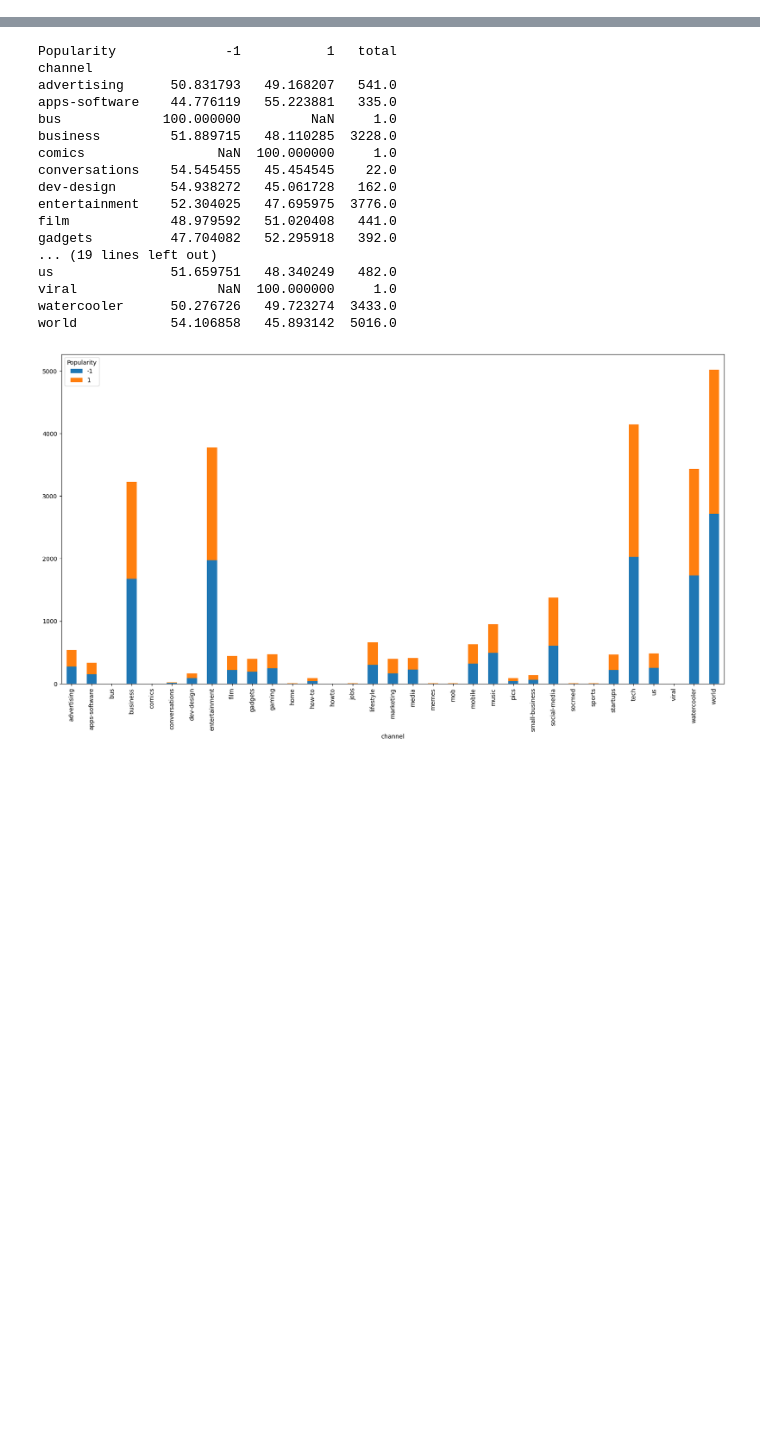
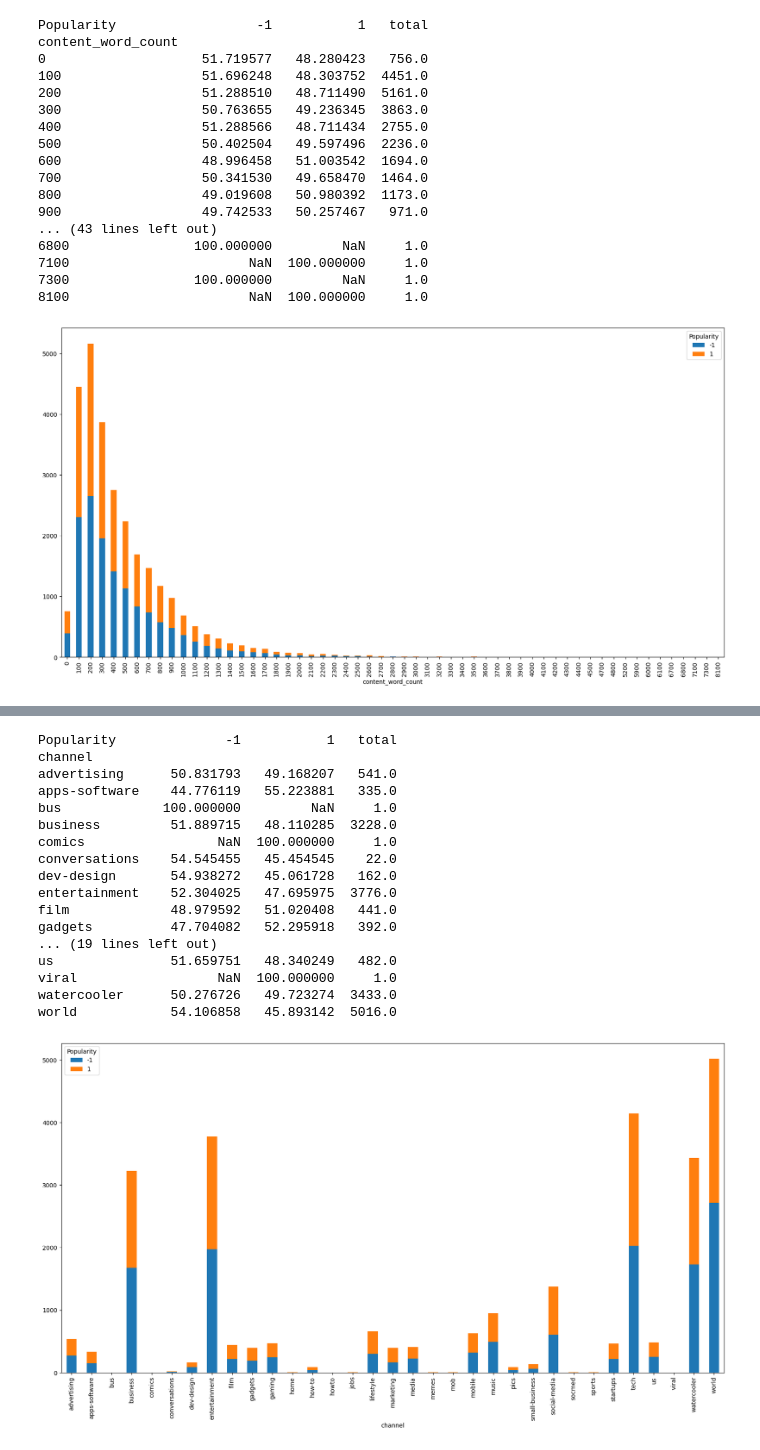
Before and after one commit to mygodimatomato/DeepLearning, a Jupyter notebook: Competition/Competition_1/mygodimatomato/Competition_1_analysis.ipynb, the cells around one changed output, grey strips where cells are left out. Cells and saved outputs as stored; diff of their text form; code cells hidden in the pictures; blank space fills up the shorter version.

```diff
--- a/Competition/Competition_1/mygodimatomato/Competition_1_analysis.ipynb
+++ b/Competition/Competition_1/mygodimatomato/Competition_1_analysis.ipynb
@@ -27,0 +43,32 @@ df.head()
+# %%
+df['content_word_count'] = df['content_word_count'] // 100 * 100
+group = df.groupby(['content_word_count', 'Popularity']).size().unstack().plot(kind='bar', stacked=True, figsize=(20, 10))
+group = df.groupby(['content_word_count', 'Popularity'])
+# print(group.size())
+# print(group.size().unstack())
+group = group.size().unstack()
+# add a extra column called total
+tmp = group.copy()
+for row in range (0, len(group)):
+    group.iloc[row] = group.iloc[row] / group.iloc[row].sum() * 100
+group = group.assign(total=tmp.sum(axis=1))
+print(group)
+# %% [output]
+Popularity                  -1           1   total
+content_word_count
+0                    51.719577   48.280423   756.0
+100                  51.696248   48.303752  4451.0
+200                  51.288510   48.711490  5161.0
+300                  50.763655   49.236345  3863.0
+400                  51.288566   48.711434  2755.0
+500                  50.402504   49.597496  2236.0
+600                  48.996458   51.003542  1694.0
+700                  50.341530   49.658470  1464.0
+800                  49.019608   50.980392  1173.0
+900                  49.742533   50.257467   971.0
+... (43 lines left out)
+6800                100.000000         NaN     1.0
+7100                       NaN  100.000000     1.0
+7300                100.000000         NaN     1.0
+8100                       NaN  100.000000     1.0
+[figure, added]
```
Also changed, not shown: parts of 11 cells of this notebook, 9 other files.
